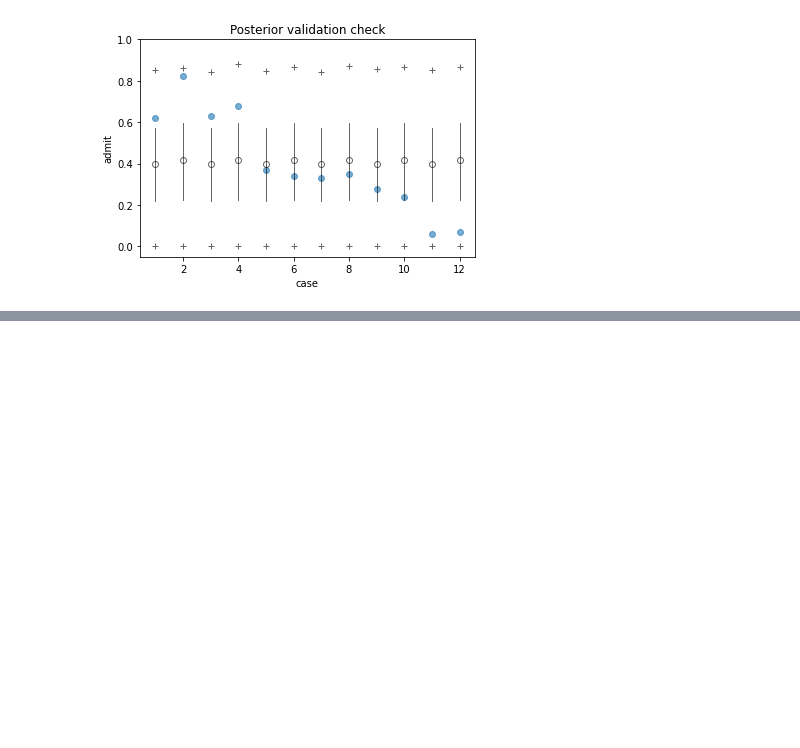
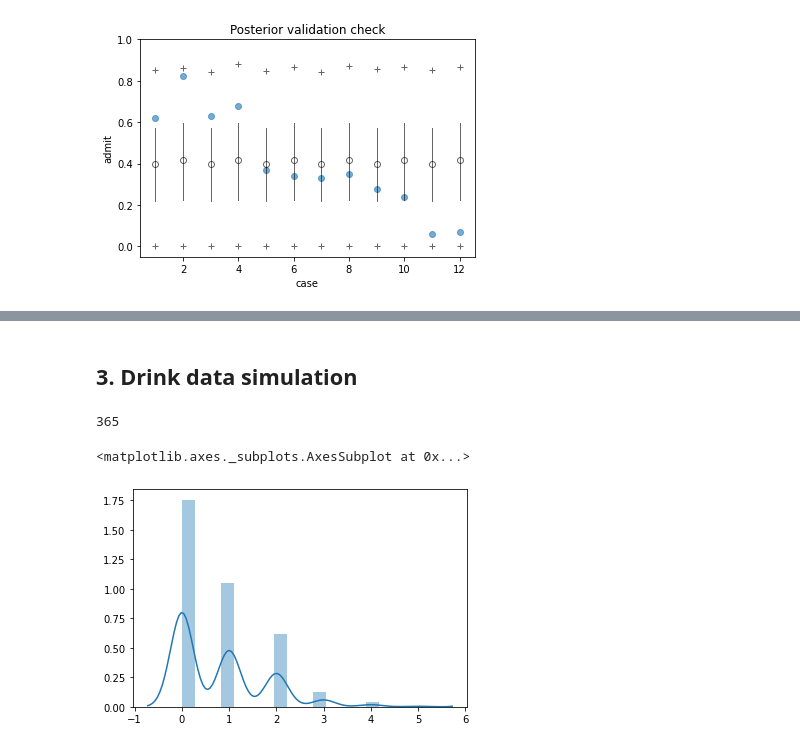
Before and after one commit to danhphan/bayesian-inferences, a Jupyter notebook: _00_rethink_stats_week7_course.ipynb, the cells around one changed output, grey strips where cells are left out. Drawn from its saved outputs; the diff is of its cells as text; code cells hidden in the pictures; blank space fills up the shorter version.

Commit message:
add drinking example

```diff
--- a/_00_rethink_stats_week7_course.ipynb
+++ b/_00_rethink_stats_week7_course.ipynb
@@ -107,0 +186,22 @@ plt.ylim(-0.05, 1);
+# %% [markdown]
+## 3. Drink data simulation
+# %%
+PROB_DRINK = 0.2 # 20% days drinking
+RATE_WORK = 1.0 # Average 1 manuscript per day
+N = 365 # days = One year
+
+# Simulate days monk drink
+drink = np.random.binomial(n=1, p=PROB_DRINK, size=N)
+# Simulate manuscripts completed
+y = (1 - drink) * np.random.poisson(RATE_WORK, size=N)
+# %%
+len(drink)
+# %% [output]
+365
+# %%
+import seaborn as sns
+
+sns.distplot(y)
+# %% [output]
+<matplotlib.axes._subplots.AxesSubplot at 0x...>
+[figure, added]
```
Also changed, not shown: parts of 15 cells of this notebook.
